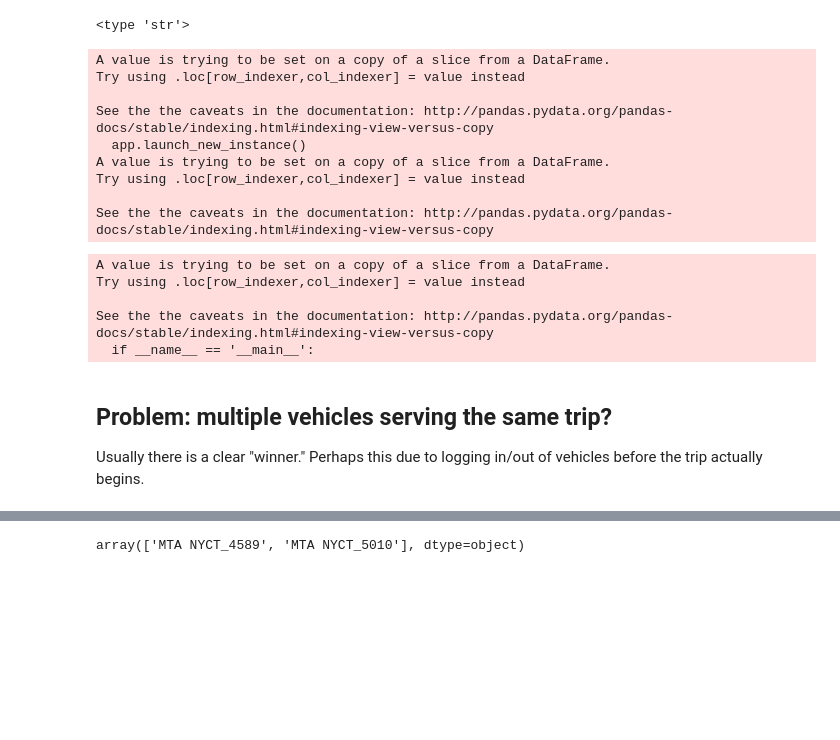
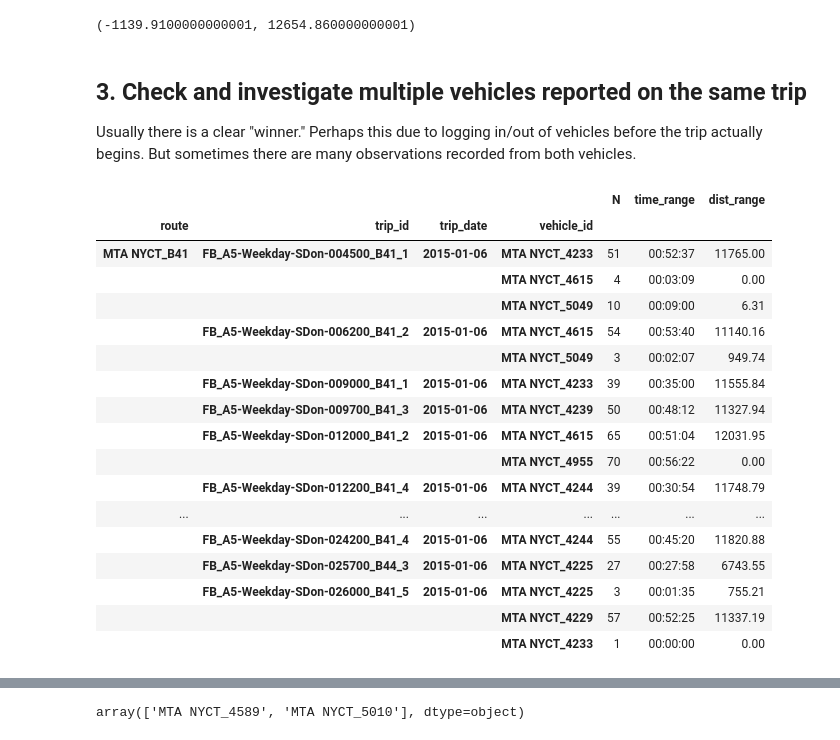
Before and after one commit to sarangof/Bus-Capstone, a Jupyter notebook: distance_data_demo.ipynb, the cells around one changed output, grey strips where cells are left out. Saved outputs shown, nothing was run; the diff lists cells and outputs as text; code cells hidden in the pictures; blank space fills up the shorter version.

```diff
--- a/distance_data_demo.ipynb
+++ b/distance_data_demo.ipynb
@@ -12,3 +12,12 @@ bustime = pd.read_csv('spark_parse/test2.txt',header=None)
 # %%
+# get the sample of parsed AVL data.  Beware, large files take more time.
+bustime = pd.read_csv('spark_parse/test2.txt',header=None)
+
 # beware!  Bonan is still working on organizing the extract files.  these columns may change.
-bustime.columns = ['route','lat','lon','timestamp','vehicle_id','trip_id','trip_date','shape_id','next_stop_id','dist_from_stop','stop_dist_on_trip','presentable_dist']
+bustime.columns = ['route','lat','lon','timestamp','vehicle_id','trip_id','trip_date','shape_id',
+                   'next_stop_id','dist_from_stop','stop_dist_on_trip','presentable_dist']
+
+bustime.drop_duplicates(['vehicle_id','timestamp'],inplace=True)
+bustime['trip_id'] = bustime['trip_id'].str.replace('MTA NYCT_','')
+bustime['trip_id'] = bustime['trip_id'].str.replace('MTABC_','')
+bustime.set_index(['route','trip_id','trip_date','vehicle_id'],inplace=True,drop=True)
@@ -40,32 +40,38 @@ Finished loading BusTime data, parsing timestamps, and and slicing B41 line.
 # %%
-# be careful - looks like pandas did not recognize this column to be numeric data
-print type(bustime.iloc[1].stop_dist_on_trip)
 bustime['stop_dist_on_trip'] = bustime['stop_dist_on_trip'].convert_objects(convert_numeric=True)
 bustime['dist_from_stop'] = bustime['dist_from_stop'].convert_objects(convert_numeric=True)
+bustime['veh_dist_along_trip'] = bustime['stop_dist_on_trip'] - bustime['dist_from_stop']
-# %% [output]
-<type 'str'>
-A value is trying to be set on a copy of a slice from a DataFrame.
-Try using .loc[row_indexer,col_indexer] = value instead
-
-See the the caveats in the documentation: http://pandas.pydata.org/pandas-docs/stable/indexing.html#indexing-view-versus-copy
-  app.launch_new_instance()
-A value is trying to be set on a copy of a slice from a DataFrame.
-Try using .loc[row_indexer,col_indexer] = value instead
-
-See the the caveats in the documentation: http://pandas.pydata.org/pandas-docs/stable/indexing.html#indexing-view-versus-copy
-# %%
-bustime['veh_dist_along_trip'] = bustime['stop_dist_on_trip'] - bustime['dist_from_stop']
-# %% [output]
-A value is trying to be set on a copy of a slice from a DataFrame.
-Try using .loc[row_indexer,col_indexer] = value instead
-
-See the the caveats in the documentation: http://pandas.pydata.org/pandas-docs/stable/indexing.html#indexing-view-versus-copy
-  if __name__ == '__main__':
+# %%
+print (bustime['veh_dist_along_trip'].min(),bustime['veh_dist_along_trip'].max())
+# %% [output]
+(-1139.9100000000001, 12654.860000000001)
 # %% [markdown]
-## Problem: multiple vehicles serving the same trip?
+## 3. Check and investigate multiple vehicles reported on the same trip
 Usually there is a clear "winner."  Perhaps this due to logging in/out of vehicles before the trip actually begins.
+But sometimes there are many observations recorded from both vehicles.
 # %%
+# create a GroupBy object for convenience, since most analysis is on trip and vehicle
 bg = bustime.groupby(level=(0,1,2,3))
 trip_veh_validation = pd.DataFrame(bg.size(),columns=['N'])
 trip_veh_validation['time_range'] = bg['timestamp'].max()-bg['timestamp'].min()
 trip_veh_validation['dist_range'] = bg['veh_dist_along_trip'].max()-bg['veh_dist_along_trip'].min()
+trip_veh_validation.head(25)
+# %% [output]
+|  |  |  |  | N | time_range | dist_range |
+| route | trip_id | trip_date | vehicle_id |  |  |  |
+| MTA NYCT_B41 | FB_A5-Weekday-SDon-004500_B41_1 | 2015-01-06 | MTA NYCT_4233 | 51 | 00:52:37 | 11765.00 |
+|  |  |  | MTA NYCT_4615 | 4 | 00:03:09 | 0.00 |
+|  |  |  | MTA NYCT_5049 | 10 | 00:09:00 | 6.31 |
+|  | FB_A5-Weekday-SDon-006200_B41_2 | 2015-01-06 | MTA NYCT_4615 | 54 | 00:53:40 | 11140.16 |
+|  |  |  | MTA NYCT_5049 | 3 | 00:02:07 | 949.74 |
+|  | FB_A5-Weekday-SDon-009000_B41_1 | 2015-01-06 | MTA NYCT_4233 | 39 | 00:35:00 | 11555.84 |
+|  | FB_A5-Weekday-SDon-009700_B41_3 | 2015-01-06 | MTA NYCT_4239 | 50 | 00:48:12 | 11327.94 |
+|  | FB_A5-Weekday-SDon-012000_B41_2 | 2015-01-06 | MTA NYCT_4615 | 65 | 00:51:04 | 12031.95 |
+|  |  |  | MTA NYCT_4955 | 70 | 00:56:22 | 0.00 |
+|  | FB_A5-Weekday-SDon-012200_B41_4 | 2015-01-06 | MTA NYCT_4244 | 39 | 00:30:54 | 11748.79 |
+| ... | ... | ... | ... | ... | ... | ... |
+|  | FB_A5-Weekday-SDon-024200_B41_4 | 2015-01-06 | MTA NYCT_4244 | 55 | 00:45:20 | 11820.88 |
+|  | FB_A5-Weekday-SDon-025700_B44_3 | 2015-01-06 | MTA NYCT_4225 | 27 | 00:27:58 | 6743.55 |
+|  | FB_A5-Weekday-SDon-026000_B41_5 | 2015-01-06 | MTA NYCT_4225 | 3 | 00:01:35 | 755.21 |
+|  |  |  | MTA NYCT_4229 | 57 | 00:52:25 | 11337.19 |
+|  |  |  | MTA NYCT_4233 | 1 | 00:00:00 | 0.00 |
```
Also changed, not shown: parts of 21 cells of this notebook.
